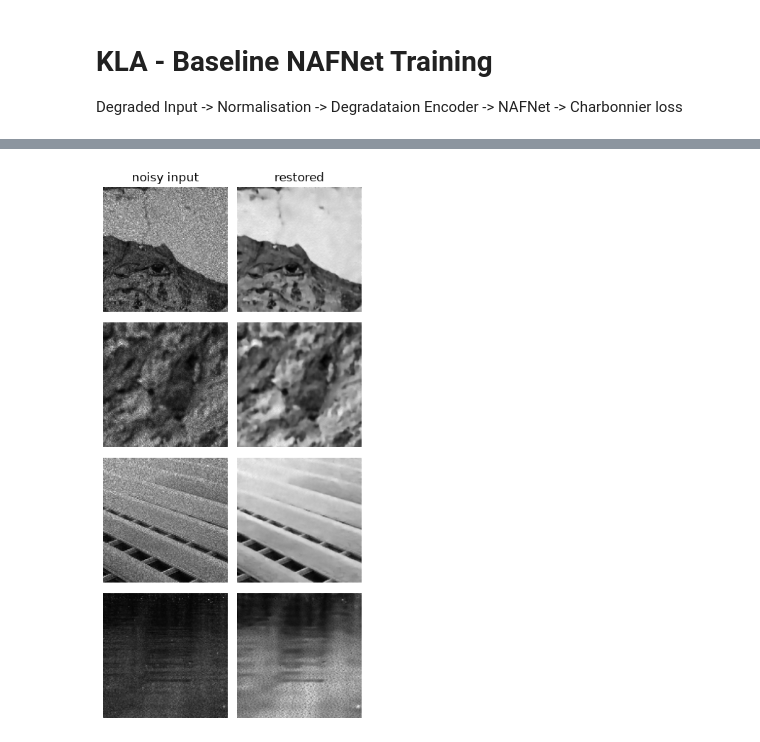
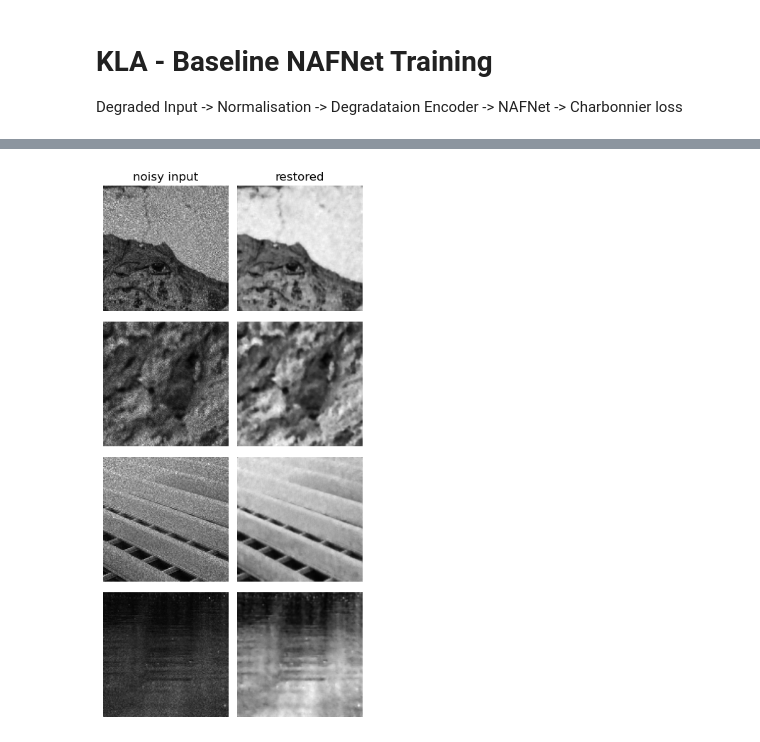
Before and after one commit to Aneeshshastri/KLA-Hackathon, a Jupyter notebook: Baseline_1.ipynb, the cells around one changed output, grey strips where cells are left out. Saved outputs shown, nothing was run; the diff lists cells and outputs as text; code cells hidden in the pictures.

Commit message:
fix_pipeline

```diff
--- a/Baseline_1.ipynb
+++ b/Baseline_1.ipynb
@@ -27,7 +24,7 @@ if not _absl_flags.FLAGS.is_parsed():
 # %%
-TRAIN_PATH = "./train/train"
-TEST_PATH = "./Test_NoisyLR"
+TRAIN_PATH = "./train"
+TEST_PATH = "./NoisyLR"
 
 TRAIN_LR_PATH = os.path.join(TRAIN_PATH, "NoisyLR")
-TEST_LR_PATH = os.path.join(TEST_PATH, "NoisyLR")
+TEST_LR_PATH = TEST_PATH
 TRAIN_GT_PATH = os.path.join(TRAIN_PATH, "GT")
@@ -233,28 +214,30 @@ cfg = TrainConfig(
 # %%
 rngs = nnx.Rngs(cfg.seed)
-model = RestorationPipeline(
+model = RestorationPipeline_2(
     in_channels=cfg.in_channels, out_channels=cfg.out_channels, hidden_dim=cfg.hidden_dim,
     num_blocks=cfg.num_blocks, upsample_scale=cfg.upsample_scale,
     deg_hidden_dim=cfg.deg_hidden_dim, deg_embed_dim=cfg.deg_embed_dim, rngs=rngs,
+)
+
+warmup = 2000
+total_train_steps = train_steps_per_epoch * cfg.num_epochs
+
+schedule = optax.warmup_cosine_decay_schedule(
+    init_value=0.0, peak_value=cfg.learning_rate,
+    warmup_steps=warmup, decay_steps=total_train_steps - warmup, end_value=1e-6,
 )
 
 optimizer = nnx.Optimizer(
     model,
     optax.chain(
         optax.clip_by_global_norm(cfg.grad_clip_norm),
-        optax.adamw(learning_rate=cfg.learning_rate, weight_decay=cfg.weight_decay),
+        optax.adamw(learning_rate=schedule, weight_decay=cfg.weight_decay),
     ),
     wrt=nnx.Param,
 )
 
 normalizer_fn = asinh_normalize
-train_step = make_train_step(normalizer_fn)
-
-train_loader = create_dataloader(
-    cfg.train_noisy_dir, cfg.train_gt_dir,
-    batch_size=cfg.batch_size, worker_count=cfg.worker_count,
-    seed=cfg.seed, shuffle=True, augment=True,
-)
 
 ckpt_manager = build_checkpoint_manager(cfg.ckpt_dir, max_to_keep=cfg.max_to_keep)
 print(f"[hardware] backend={jax.default_backend()} devices={jax.devices()}")
+print(f"[schedule] warmup={warmup}  total_steps={total_train_steps}")
@@ -310,29 +339,28 @@ print("[done] training complete.")
 # %%
 import matplotlib.pyplot as plt
-
-val_step = make_val_step(normalizer_fn)
 
 test_files = sorted(Path(TEST_LR_PATH).glob("*.npy"))[:8]
 test_imgs = np.stack([np.load(f) for f in test_files])[..., None].astype(np.float32)  # (N,H,W,1)
 
+# --- preprocessing (outside JIT) ---
 noisy = to_device({"noisy_lr": test_imgs})["noisy_lr"]
 x_norm = normalizer_fn(noisy, axis=(1, 2))
-y_upsampled_test = compute_bicubic_upsample(noisy, (test_imgs.shape[1] * cfg.upsample_scale, test_imgs.shape[2] * cfg.upsample_scale))
-pred, _z_d = model(x_norm, y_upsampled_test)
+
+pred, _z_d = model(x_norm)
 
 n = min(4, len(test_files))
 fig, ax = plt.subplots(n, 2, figsize=(4, 2 * n))
 for i in range(n):
     ax[i, 0].imshow(noisy[i, ..., 0], cmap="gray")
     ax[i, 1].imshow(pred[i, ..., 0], cmap="gray")
 for a, t in zip(ax[0], ["noisy input", "restored"]):
     a.set_title(t)
 for a in ax.flat:
     a.axis("off")
 plt.tight_layout()
 plt.show()
 # %% [output]
-[figure, old version]
+[figure, new version]
 # %%
 lr_files = sorted(Path(TRAIN_LR_PATH).glob("*.npy"))[10:15]
 gt_files = sorted(Path(TRAIN_GT_PATH).glob("*.npy"))[10:15]
```
Also changed, not shown: parts of 15 cells of this notebook, 4 other files.
